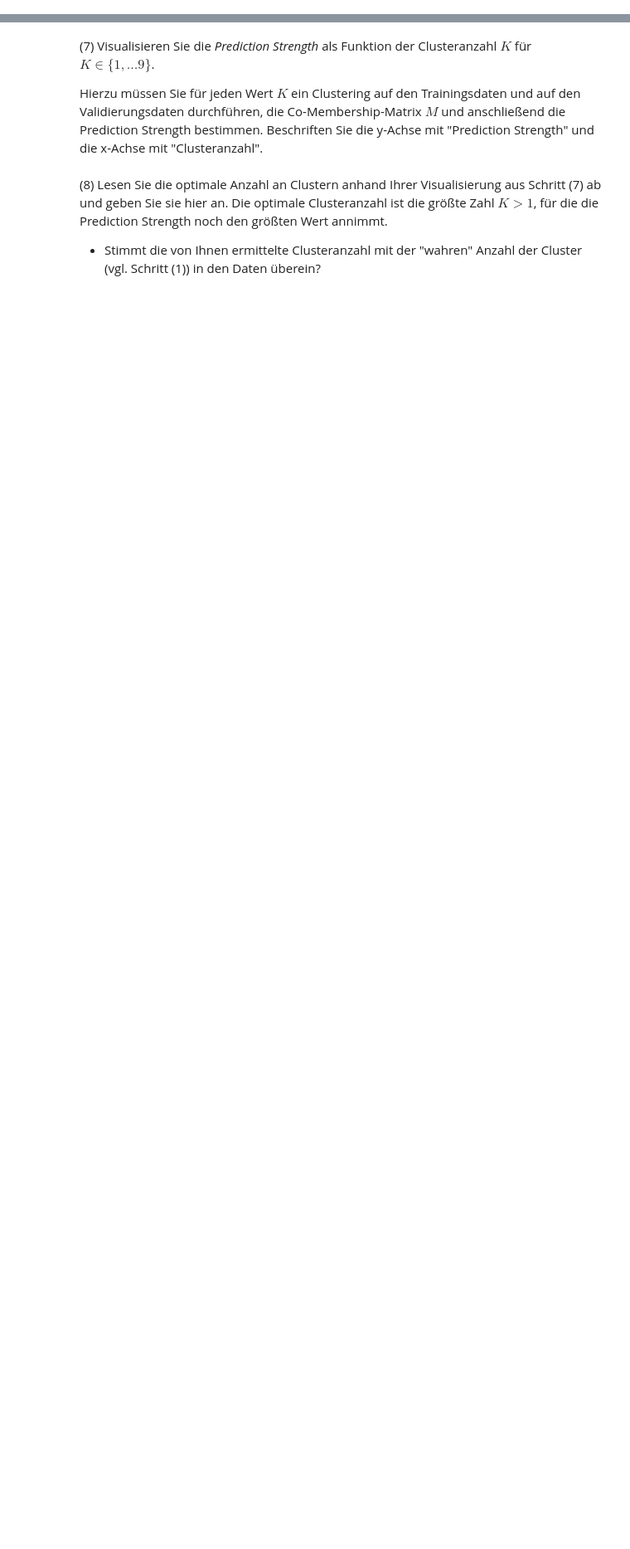
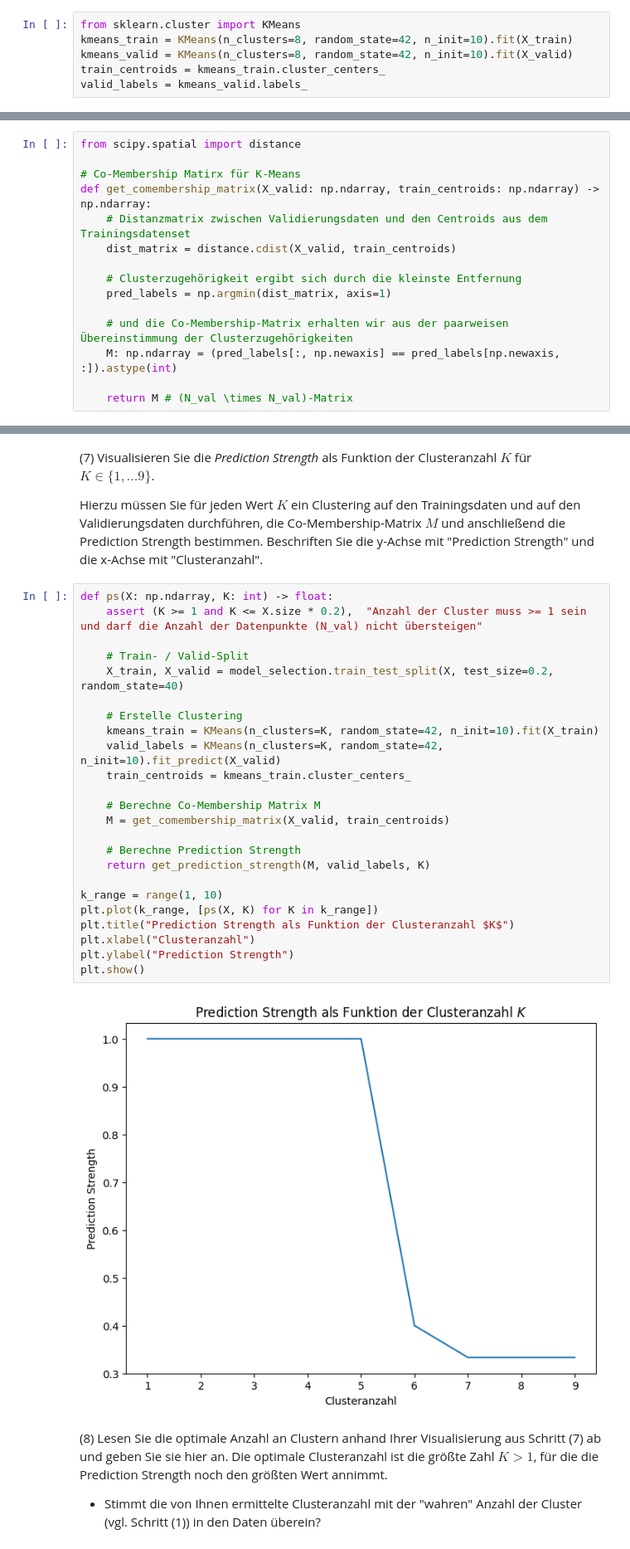
Before and after one commit to cortex359/ds.ss24, a Jupyter notebook: u09/TSRI-9.ipynb, the cells around one changed output, grey strips where cells are left out. Shown at 83% size. Drawn from its saved outputs; the diff is of its cells as text; blank space fills up the shorter version.

```diff
--- a/u09/TSRI-9.ipynb
+++ b/u09/TSRI-9.ipynb
@@ -65,6 +72,12 @@ del y
 
 1. Ermitteln Sie mittels [K-Means](https://scikit-learn.org/stable/modules/generated/sklearn.cluster.KMeans.html) $K=8$ Cluster im **Trainingsset** (setzen Sie den Parameter `n_init=10`, um die Warning zu deaktivieren). Speichern Sie die *Centroids* (auch *cluster_centers* genannt) der Cluster in der Variablen `train_centroids`.
 2. Ermitteln Sie mittels eines **neuen** K-Means Modells ebenfalls $K=8$ Cluster im **Validierungsset** (setzen Sie den Parameter `n_init=10`, um die Warning zu deaktivieren). Speichern Sie die Clusterzugehörigkeiten (*cluster labels*) der Daten im Validierungsset in der Variablen `valid_labels`.
+# %%
+from sklearn.cluster import KMeans
+kmeans_train = KMeans(n_clusters=8, random_state=42, n_init=10).fit(X_train)
+kmeans_valid = KMeans(n_clusters=8, random_state=42, n_init=10).fit(X_valid)
+train_centroids = kmeans_train.cluster_centers_
+valid_labels = kmeans_valid.labels_
 # %% [markdown]
 (5) Sie werden die Prediction Strength in mehreren Schritten implementieren. Implementieren Sie zunächst eine Funktion `get_comembership_matrix`, die die Co-Membership Matrix $M$ (Ko-Mitgliedschaftsmatrix) aus den Daten bestimmt.
 
@@ -79,6 +92,21 @@ Wir wollen später Clusterings validieren, die wir mittels K-Means erzeugt haben
 - Die Funktion `get_comembership_matrix` nimmt die Daten `X_valid` sowie die `train_centroids` entgegen und gibt die Co-Membership Matrix `M` zurück.
 
 - Bei der Implementierung können Ihnen Funktionen hilfreich sein, die Sie unterstützen bei (i) der Bestimmung [euklidischer Distanzen](https://docs.scipy.org/doc/scipy/reference/generated/scipy.spatial.distance.cdist.html), (ii) bei der Bestimmung des [Arrayindexes mit dem kleinsten Eintrag](https://numpy.org/doc/stable/reference/generated/numpy.argmin.html) sowie (iii) der [Bestimmung aller Indizes von Arrayeinträgen](https://numpy.org/doc/stable/reference/generated/numpy.argwhere.html), die eine Bedingung erfüllen.
+# %%
+from scipy.spatial import distance
+
+# Co-Membership Matirx für K-Means
+def get_comembership_matrix(X_valid: np.ndarray, train_centroids: np.ndarray) -> np.ndarray:
+    # Distanzmatrix zwischen Validierungsdaten und den Centroids aus dem Trainingsdatenset
+    dist_matrix = distance.cdist(X_valid, train_centroids)
+
+    # Clusterzugehörigkeit ergibt sich durch die kleinste Entfernung
+    pred_labels = np.argmin(dist_matrix, axis=1)
+
+    # und die Co-Membership-Matrix erhalten wir aus der paarweisen Übereinstimmung der Clusterzugehörigkeiten
+    M: np.ndarray = (pred_labels[:, np.newaxis] == pred_labels[np.newaxis, :]).astype(int)
+
+    return M # (N_val \times N_val)-Matrix
 # %% [markdown]
 (6) Implementieren Sie nun die Funktion `get_prediction_strength`, die eine Co-Membership Matrix `M`, die Clusterzugehörigkeiten auf dem Validierungsset `valid_labels` sowie die Anzahl $K$ von Clustern entgegennimmt und die *Prediction Strength* `ps` zurückliefert.
 
@@ -88,6 +147,32 @@ Wir wollen später Clusterings validieren, die wir mittels K-Means erzeugt haben
 (7) Visualisieren Sie die *Prediction Strength* als Funktion der Clusteranzahl $K$ für $K\in\{1, \ldots 9\}$.
 
 Hierzu müssen Sie für jeden Wert $K$ ein Clustering auf den Trainingsdaten und auf den Validierungsdaten durchführen, die Co-Membership-Matrix $M$ und anschließend die Prediction Strength bestimmen. Beschriften Sie die y-Achse mit "Prediction Strength" und die x-Achse mit "Clusteranzahl".
+# %%
+def ps(X: np.ndarray, K: int) -> float:
+    assert (K >= 1 and K <= X.size * 0.2),  "Anzahl der Cluster muss >= 1 sein und darf die Anzahl der Datenpunkte (N_val) nicht übersteigen"
+
+    # Train- / Valid-Split
+    X_train, X_valid = model_selection.train_test_split(X, test_size=0.2, random_state=40)
+
+    # Erstelle Clustering
+    kmeans_train = KMeans(n_clusters=K, random_state=42, n_init=10).fit(X_train)
+    valid_labels = KMeans(n_clusters=K, random_state=42, n_init=10).fit_predict(X_valid)
+    train_centroids = kmeans_train.cluster_centers_
+
+    # Berechne Co-Membership Matrix M
+    M = get_comembership_matrix(X_valid, train_centroids)
+
+    # Berechne Prediction Strength
+    return get_prediction_strength(M, valid_labels, K)
+
+k_range = range(1, 10)
+plt.plot(k_range, [ps(X, K) for K in k_range])
+plt.title("Prediction Strength als Funktion der Clusteranzahl $K$")
+plt.xlabel("Clusteranzahl")
+plt.ylabel("Prediction Strength")
+plt.show()
+# %% [output]
+[figure, added]
 # %% [markdown]
 (8) Lesen Sie die optimale Anzahl an Clustern anhand Ihrer Visualisierung aus Schritt (7) ab und geben Sie sie hier an. Die optimale Clusteranzahl ist die größte Zahl $K>1$, für die die Prediction Strength noch den größten Wert annimmt.
 
```
Also changed, not shown: parts of 9 cells of this notebook.
